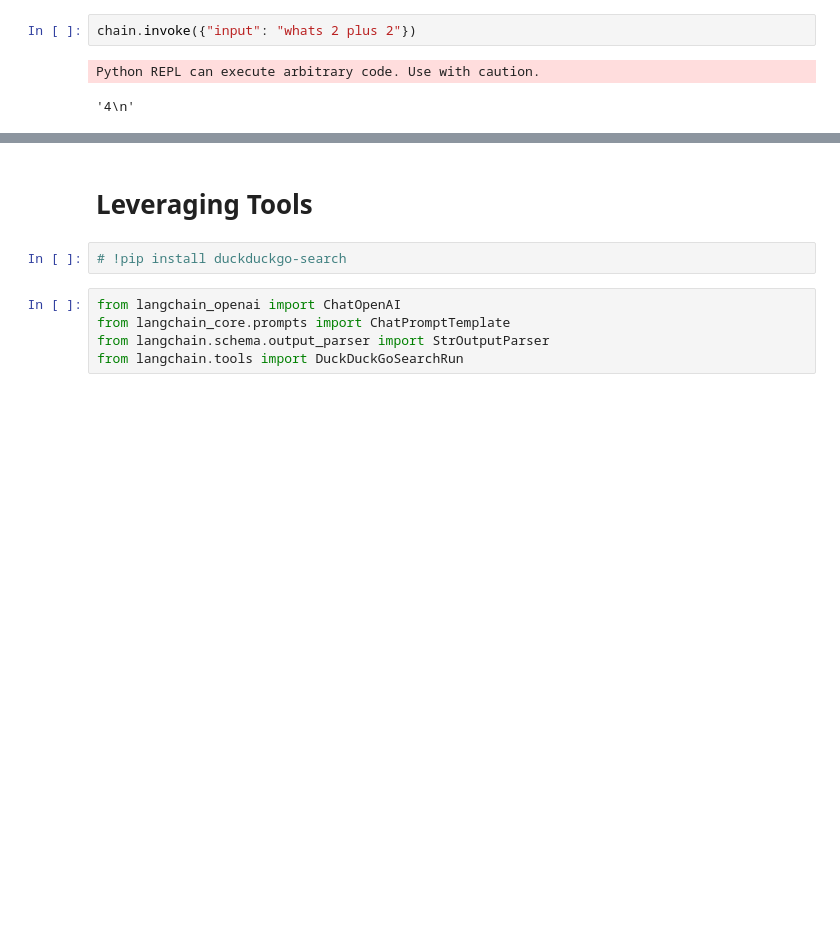
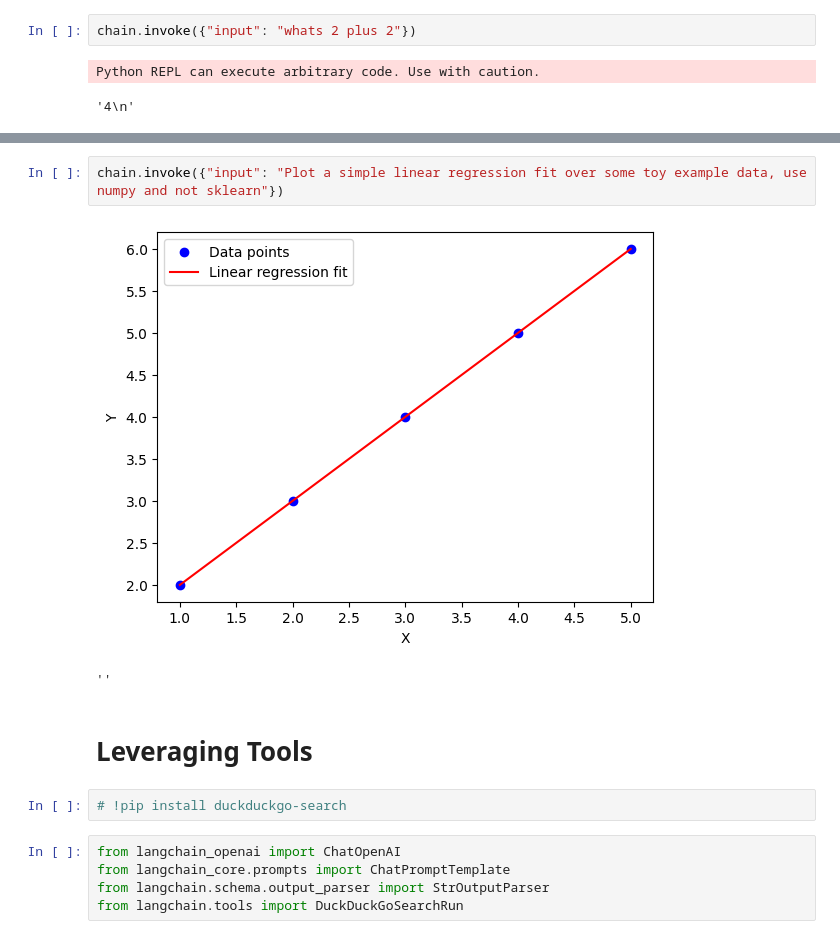
Before and after one commit to EnkrateiaLucca/oreilly_live_training_getting_started_with_langchain, a Jupyter notebook: notebooks/5.0-demos-research-workflows.ipynb, the cells around one changed output, grey strips where cells are left out. Saved outputs shown, nothing was run; the diff lists cells and outputs as text; blank space fills up the shorter version.

Commit message:
added some cool examples

```diff
--- a/notebooks/5.0-demos-research-workflows.ipynb
+++ b/notebooks/5.0-demos-research-workflows.ipynb
@@ -53,4 +56,9 @@ chain.invoke({"input": "Plot a graph of x squared"})
 ''
+# %%
+chain.invoke({"input": "Plot a simple linear regression fit over some toy example data, use numpy and not sklearn"})
+# %% [output]
+[figure, added]
+''
 # %% [markdown]
 # Leveraging Tools
 # %%
```
Also changed, not shown: parts of 15 cells of this notebook, 8 other files.
